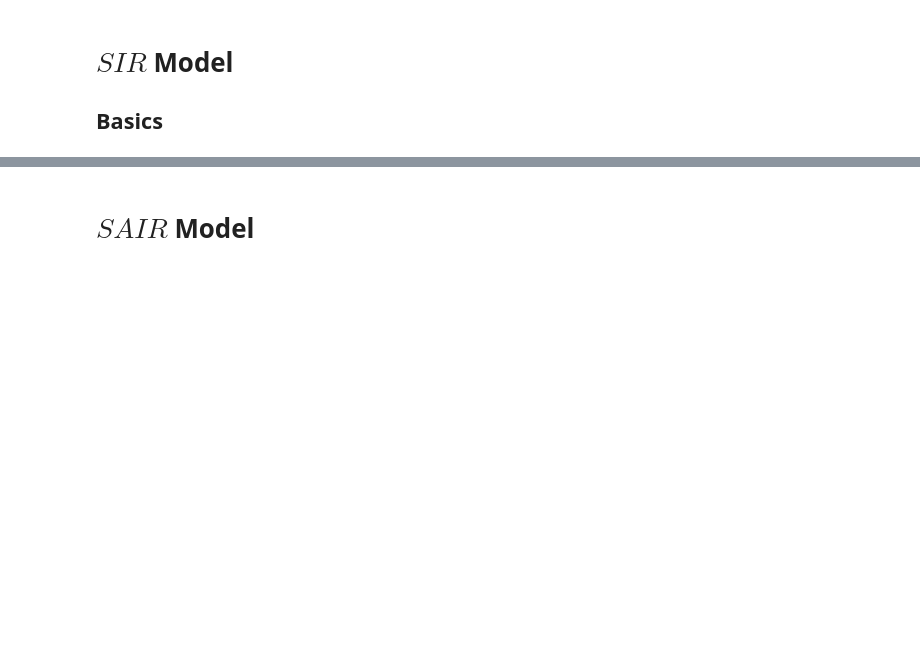
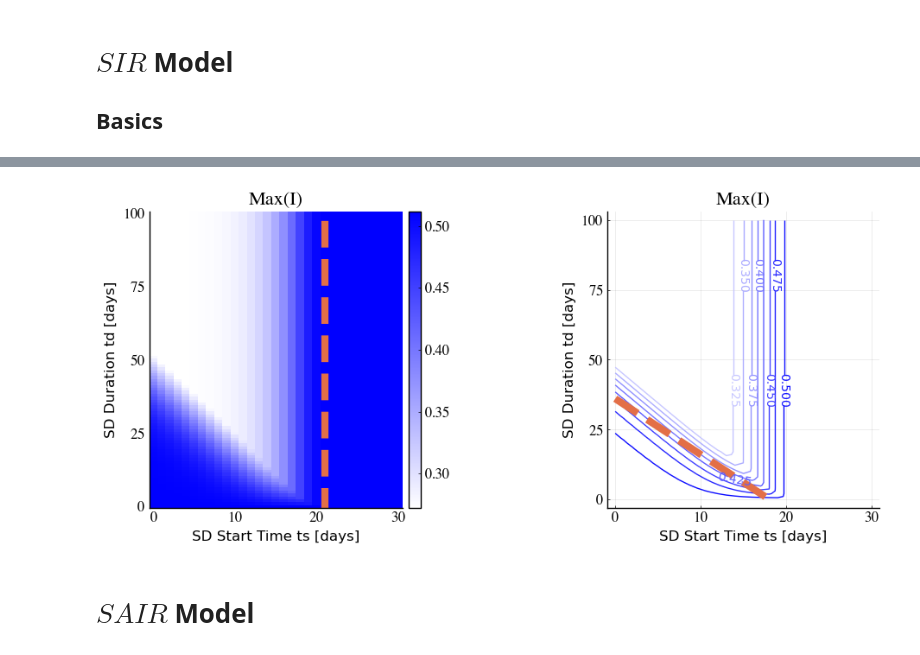
Before and after one commit to sontaglab/epidemics, a Jupyter notebook: Notebooks/Main.ipynb, the cells around one changed output, grey strips where cells are left out. Drawn from its saved outputs; the diff is of its cells as text; code cells hidden in the pictures; blank space fills up the shorter version.

```diff
--- a/Notebooks/Main.ipynb
+++ b/Notebooks/Main.ipynb
@@ -79,39 +82,40 @@ trng = 0:30
 data = zeros(size(Trng,1), size(trng,1))
 time = data
 
 # define initial values
 u0 = [1-1e-3, 1e-3, 0.]
 tspan = (0.0, 1e3)
 
 for i = 1:size(Trng,1)
     for j = 1:size(trng,1)
         # solve the ode problem
         p[4:5] = [trng[j], Trng[i]]
         prob = ODEProblem(SIR, u0, tspan, p)
         sol  = solve(prob, alg, reltol=1e-8, abstol=1e-8)
         data[i,j] = maximum(sol[2,:])
     end
 end
 
-p1 = heatmap(trng, Trng, data,c=ColorGradient([:white, :blue]),
+p1 = heatmap(trng, Trng, data,c=cgrad([:white, :blue]),
     xlabel="SD Start Time ts [days]", ylabel="SD Duration td [days]",
     title="Max(I)")
 p1 = plot!(p1, [Int(round(timen))], seriestype="vline", line=:dash, linewidth=6, legend=:false)
 p1 = bplot(p1, 16)
-savefig(p1, "figures/SIR_heatmap.pdf")
+savefig(p1, "figures/SIR_heatmap.svg")
 
-p2 = contour(trng, Trng, data,c=ColorGradient([:white, :blue]), colorbar = false,
+p2 = contour(trng, Trng, data,c=cgrad([:white, :blue]), colorbar = false,
     xlabel="SD Start Time ts [days]", ylabel="SD Duration td [days]",
     title="Max(I)", contour_labels = true, linewidth=1,
     levels=[0.325, 0.35, 0.375, 0.40, 0.425, 0.45, 0.475, 0.50])
 x = 0:18; y = -2*x.+36
 p2 = plot!(p2, x, y, linewidth=6, line=:dash, legend=:false)
 p2 = bplot(p2, 16)
-savefig(p2, "figures/SIR_contour.pdf")
+savefig(p2, "figures/SIR_contour.svg")
 
 fig = plot(p1, p2, layout=(1,2), size=(960,470))
-savefig(fig, "figures/SIR.pdf")
-fig
+savefig(fig, "figures/SIR.svg")
+# %% [output]
+[figure, added]
 # %% [markdown]
 # $SAIR$ Model
 # %%
```
Also changed, not shown: parts of 15 cells of this notebook, 51 other files.
